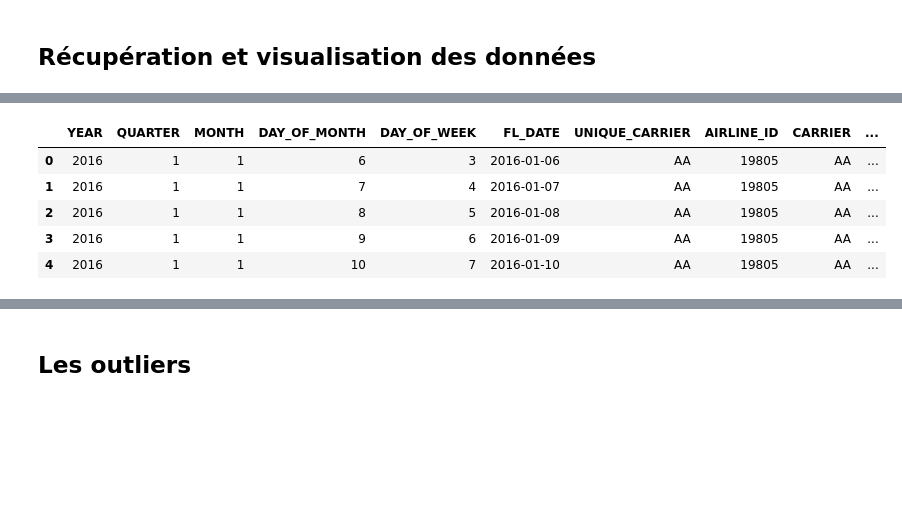
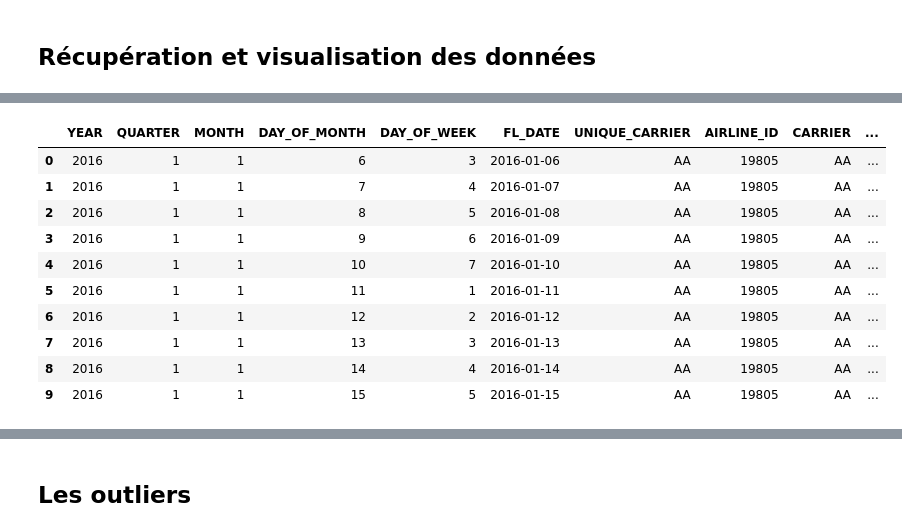
Before and after one commit to morganscao/Projet4, a Jupyter notebook: Notebooks/Projet4 - Analyse.ipynb, the cells around one changed output, grey strips where cells are left out. Cells and saved outputs as stored; diff of their text form; code cells hidden in the pictures; blank space fills up the shorter version.

```diff
--- a/Notebooks/Projet4 - Analyse.ipynb
+++ b/Notebooks/Projet4 - Analyse.ipynb
@@ -45,19 +37,0 @@ def save_obj(obj, name):
-# %%
-# A faire une seule fois : récupération de tous les aéroports
-if False:
-    tmp = pd.read_csv(CT_DIR_DATA + '2016_01.csv', error_bad_lines=False)
-    # Concaténation de toutes les données
-    for i in range(2, 13):
-        n = CT_DIR_DATA + '2016_%0*d.csv' % (2, i)
-        print(n)
-        tmp = tmp.append(pd.read_csv(n, error_bad_lines=False))
-
-    tmp = (tmp[['ORIGIN_AIRPORT_ID', 'ORIGIN_CITY_NAME']].drop_duplicates()).sort_values(['ORIGIN_CITY_NAME'])
-
-    # Petit nettoyage
-    tmp = tmp[tmp.ORIGIN_AIRPORT_ID != 'GA']
-    tmp = tmp[tmp.ORIGIN_AIRPORT_ID != 15]
-    tmp.ORIGIN_AIRPORT_ID = tmp.ORIGIN_AIRPORT_ID.astype(np.int)
-    tmp = tmp.drop_duplicates()
-
-    save_obj(tmp, 'model_airport')
@@ -75,0 +38,20 @@ dataraw.describe()
+# %%
+# Récupération du fichier en local
+ALLFILES = True
+# Les fichiers étant volumineux ils ne sont pas stockés au même endroit que mon projet qui est synchronisé et enregistré (drive et git)
+CT_DIR_DATA = 'C:\Work\OpenClassrooms\data\P4/'
+filename = '2016_01'
+dataraw = pd.read_csv(CT_DIR_DATA + filename + '.csv', error_bad_lines=False)
+print(dataraw.shape)
+
+if ALLFILES:
+    # Concaténation de toutes les données
+    for i in range(2, 13):
+        n = CT_DIR_DATA + '2016_%0*d' % (2, i) + '.csv'
+        print('reading', n, '...')
+        f = pd.read_csv(n, error_bad_lines=False)
+        print('shape ', f.shape)
+        dataraw = dataraw.append(f, ignore_index=True)
+        # Il faut reindexer si on a concaténé les fichiers
+        dataraw.index = range(len(dataraw.index))
+print(dataraw.shape)
@@ -76,9 +86,14 @@ dataraw.describe()
 # %%
-dataraw.head()
+dataraw.head(10)
 # %% [output]
 |  | YEAR | QUARTER | MONTH | DAY_OF_MONTH | DAY_OF_WEEK | FL_DATE | UNIQUE_CARRIER | AIRLINE_ID | CARRIER | ... |
 | 0 | 2016 | 1 | 1 | 6 | 3 | 2016-01-06 | AA | 19805 | AA | ... |
 | 1 | 2016 | 1 | 1 | 7 | 4 | 2016-01-07 | AA | 19805 | AA | ... |
 | 2 | 2016 | 1 | 1 | 8 | 5 | 2016-01-08 | AA | 19805 | AA | ... |
 | 3 | 2016 | 1 | 1 | 9 | 6 | 2016-01-09 | AA | 19805 | AA | ... |
 | 4 | 2016 | 1 | 1 | 10 | 7 | 2016-01-10 | AA | 19805 | AA | ... |
+| 5 | 2016 | 1 | 1 | 11 | 1 | 2016-01-11 | AA | 19805 | AA | ... |
+| 6 | 2016 | 1 | 1 | 12 | 2 | 2016-01-12 | AA | 19805 | AA | ... |
+| 7 | 2016 | 1 | 1 | 13 | 3 | 2016-01-13 | AA | 19805 | AA | ... |
+| 8 | 2016 | 1 | 1 | 14 | 4 | 2016-01-14 | AA | 19805 | AA | ... |
+| 9 | 2016 | 1 | 1 | 15 | 5 | 2016-01-15 | AA | 19805 | AA | ... |
```
Also changed, not shown: parts of 70 cells of this notebook, 51 other files.
